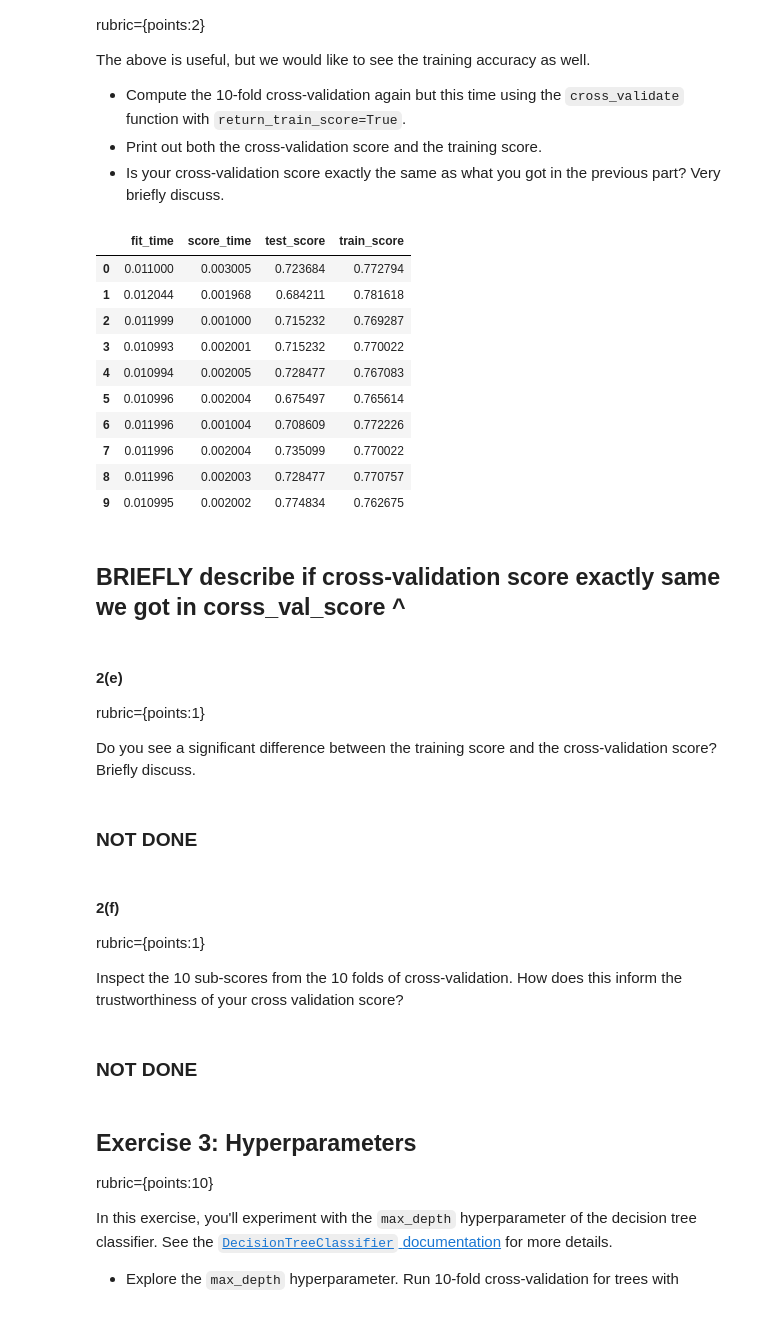
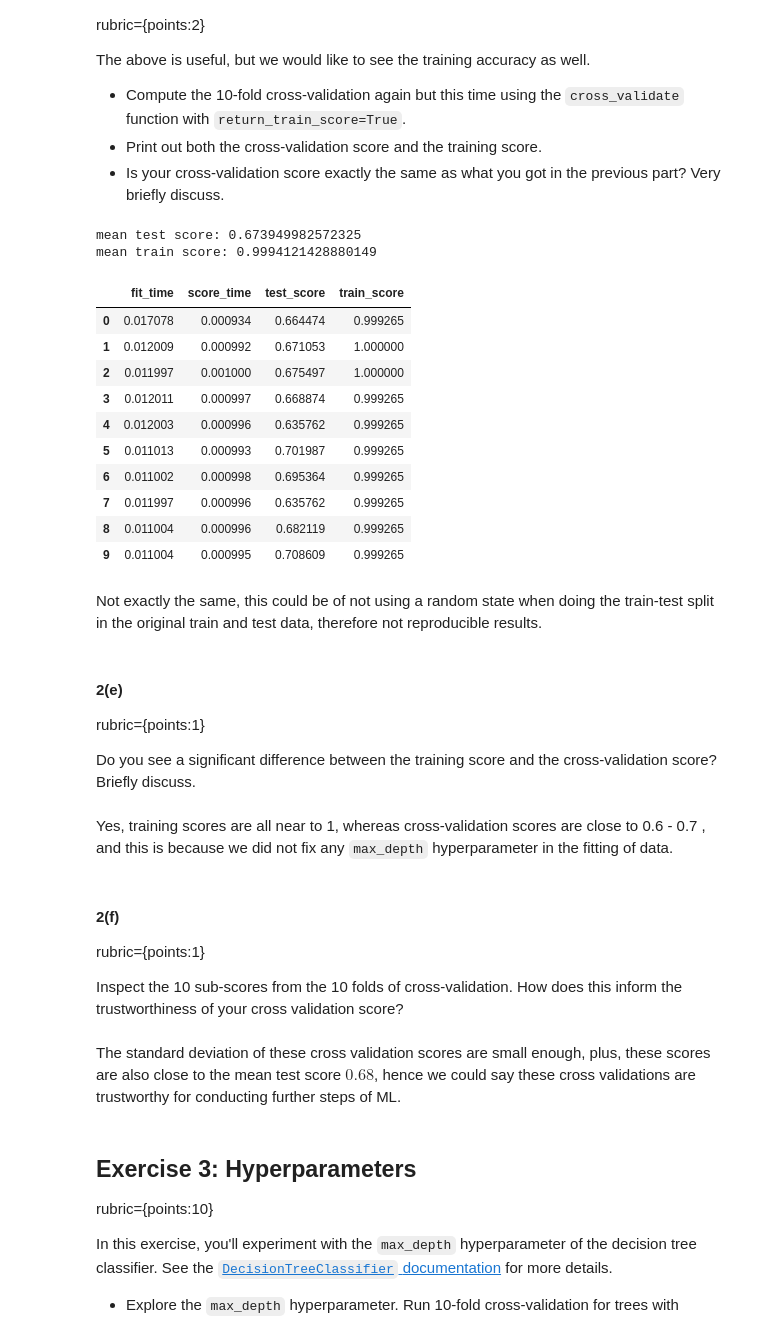
Before and after one commit to tonyliang19/cpsc330-2022s, a Jupyter notebook: hw/hw2/hw2.ipynb, the cells around one changed output. Saved outputs shown, nothing was run; the diff lists cells and outputs as text; code cells hidden in the pictures.

```diff
--- a/hw/hw2/hw2.ipynb
+++ b/hw/hw2/hw2.ipynb
@@ -173,7 +171,7 @@ rubric={points:2}
 X_train, y_train = df_train.drop(columns=["target", "song_title", "artist"]), df_train["target"]
 X_test, y_test = df_test.drop(columns=["target", "song_title", "artist"]), df_test["target"]
 # %%
-model = DecisionTreeClassifier(max_depth=7)  # check max depth
+model = DecisionTreeClassifier()  # check max depth
 model.fit(X_train, y_train)  # Fit a decision tree
 print("Train accuracy:  %0.3f" % model.score(X_train, y_train))
 print("Test accuracy:   %0.3f" % model.score(X_test, y_test))
@@ -200,7 +198,7 @@ rubric={points:2}
 
 Use the `cross_val_score` function on your training set to compute the 10-fold cross-validation accuracy of your tree.
 # %%
-model = DecisionTreeClassifier(max_depth=4)  # Change a max_depth
+model = DecisionTreeClassifier(max_depth=None)  # Change a max_depth
 cv_scores = cross_val_score(model, X_train, y_train, cv=10)
 print(cv_scores)
 print(f"Average cross-validation score = {np.mean(cv_scores):.2f}")
@@ -223,35 +221,43 @@ The above is useful, but we would like to see the training accuracy as well.
 # Validation Score == Test_Score in cross_validate
 # %%
 scores = cross_validate(model, X_train, y_train, cv=10, return_train_score=True)
-pd.DataFrame(scores)
+sco = pd.DataFrame(scores)
+cvs = pd.DataFrame(cv_scores) # from 2c
+mean_test_score = sco["test_score"].mean()
+mean_train_score = sco["train_score"].mean()
+print("mean test score:",mean_test_score)
+print("mean train score:",mean_train_score)
+sco
 # %% [output]
+mean test score: 0.673949982572325
+mean train score: 0.9994121428880149
 |  | fit_time | score_time | test_score | train_score |
-| 0 | 0.011000 | 0.003005 | 0.723684 | 0.772794 |
-| 1 | 0.012044 | 0.001968 | 0.684211 | 0.781618 |
-| 2 | 0.011999 | 0.001000 | 0.715232 | 0.769287 |
-| 3 | 0.010993 | 0.002001 | 0.715232 | 0.770022 |
-| 4 | 0.010994 | 0.002005 | 0.728477 | 0.767083 |
-| 5 | 0.010996 | 0.002004 | 0.675497 | 0.765614 |
-| 6 | 0.011996 | 0.001004 | 0.708609 | 0.772226 |
-| 7 | 0.011996 | 0.002004 | 0.735099 | 0.770022 |
-| 8 | 0.011996 | 0.002003 | 0.728477 | 0.770757 |
-| 9 | 0.010995 | 0.002002 | 0.774834 | 0.762675 |
+| 0 | 0.017078 | 0.000934 | 0.664474 | 0.999265 |
+| 1 | 0.012009 | 0.000992 | 0.671053 | 1.000000 |
+| 2 | 0.011997 | 0.001000 | 0.675497 | 1.000000 |
+| 3 | 0.012011 | 0.000997 | 0.668874 | 0.999265 |
+| 4 | 0.012003 | 0.000996 | 0.635762 | 0.999265 |
+| 5 | 0.011013 | 0.000993 | 0.701987 | 0.999265 |
+| 6 | 0.011002 | 0.000998 | 0.695364 | 0.999265 |
+| 7 | 0.011997 | 0.000996 | 0.635762 | 0.999265 |
+| 8 | 0.011004 | 0.000996 | 0.682119 | 0.999265 |
+| 9 | 0.011004 | 0.000995 | 0.708609 | 0.999265 |
-# %% [markdown]
-## BRIEFLY describe if cross-validation score exactly same we got in corss_val_score ^
+# %% [markdown]
+Not exactly the same, this could be of not using a random state when doing the train-test split in the original train and test data, therefore not reproducible results.
 # %% [markdown]
 #### 2(e)
 rubric={points:1}
 
 Do you see a significant difference between the training score and the cross-validation score? Briefly discuss.
-# %% [markdown]
-### NOT DONE
+# %% [markdown]
+Yes, training scores are all near to 1, whereas cross-validation scores are close to 0.6 - 0.7 , and this is because we did not fix any `max_depth` hyperparameter in the fitting of data.
 # %% [markdown]
 #### 2(f)
 rubric={points:1}
 
 Inspect the 10 sub-scores from the 10 folds of cross-validation. How does this inform the trustworthiness of your cross validation score?
-# %% [markdown]
-### NOT DONE
+# %% [markdown]
+The standard deviation of these cross validation scores are small enough, plus, these scores are also close to the mean test score $0.68$, hence we could say these cross validations are trustworthy for conducting further steps of ML.
 # %% [markdown]
 ## Exercise 3: Hyperparameters
 rubric={points:10}
```
Also changed, not shown: parts of 16 cells of this notebook, 1 other file.
